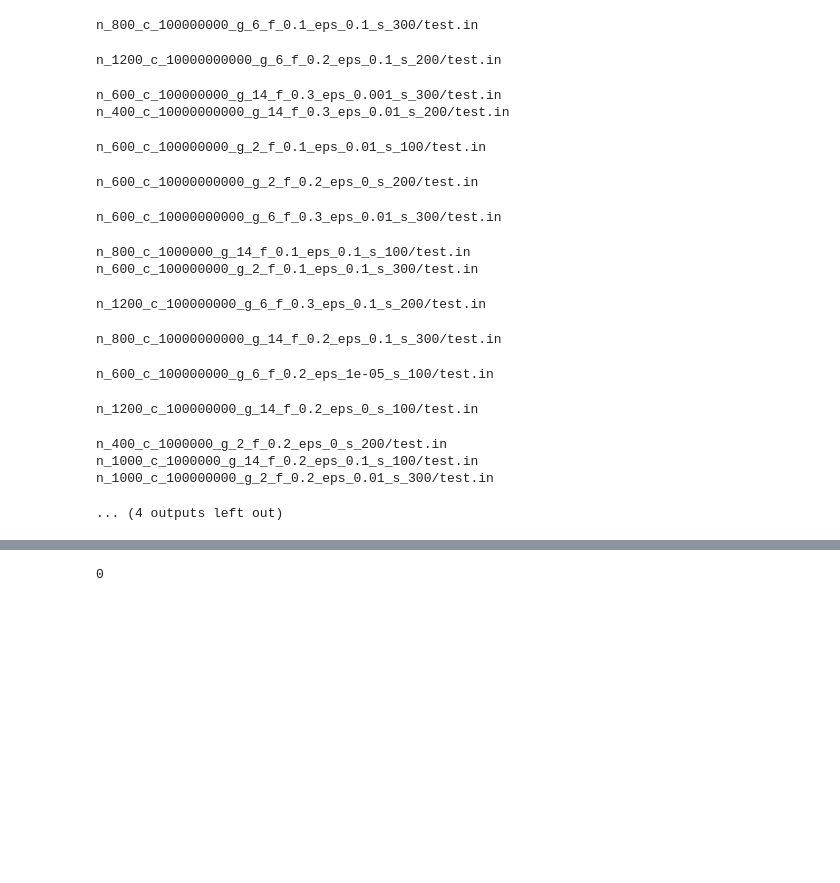
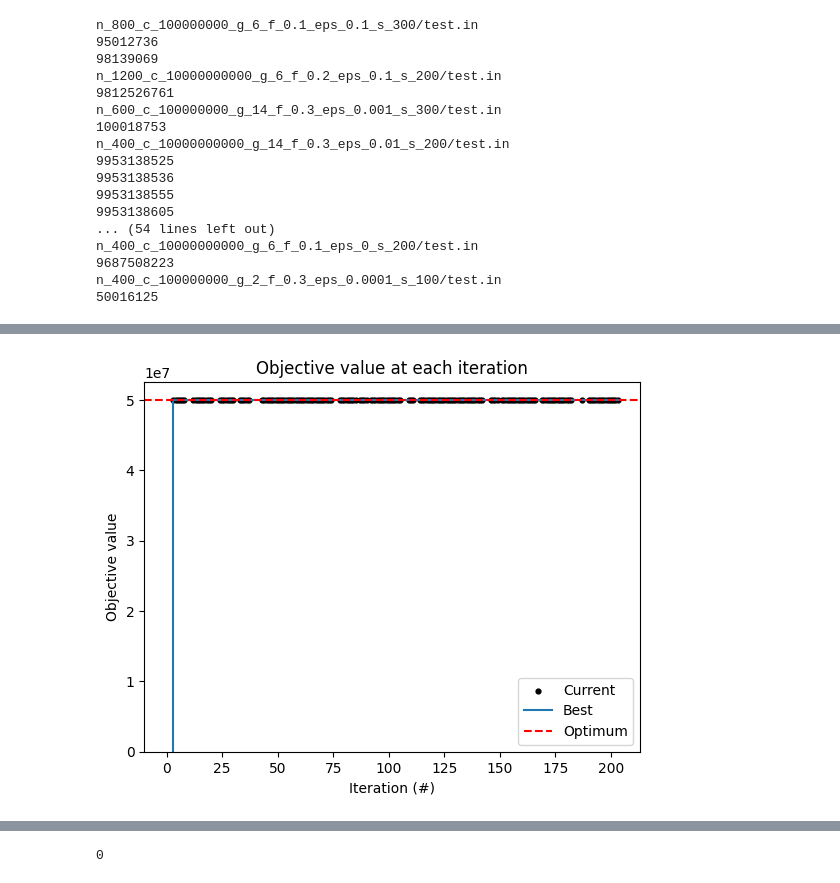
Before and after one commit to cainafigueiredo/hyper-heuristics, a Jupyter notebook: teste.ipynb, the cells around one changed output, grey strips where cells are left out. Saved outputs shown, nothing was run; the diff lists cells and outputs as text; code cells hidden in the pictures; blank space fills up the shorter version.

```diff
--- a/teste.ipynb
+++ b/teste.ipynb
@@ -24,5 +27,5 @@ from utils.knapsackSortFunctions import sortIndexesByProfitWeightDensity
 # %%
-benchmarkPath = "./backup/data/benchmark/binaryKnapsack"
+benchmarkPath = "./data/benchmark/binaryKnapsack"
 benchmark = BinaryKnapsackBenchmark("binary", benchmarkPath)
 instancesList = benchmark.getInstancesList()
 np.random.shuffle(instancesList)
@@ -49,14 +52,21 @@ instances = [
     "n_400_c_10000000000_g_6_f_0.1_eps_0_s_200/test.in",
     "n_400_c_100000000_g_2_f_0.3_eps_0.0001_s_100/test.in"
 ]
+# %%
+def on_best(cand, rand):
+    print(cand.objective(isMinimizing = False))
+    return cand
 # %%
-columns = ['instanceName', 'optimumFO', 'FO', 'relativeError', 'runtime', 'foEvolution', 'weightEvolution']
+columns = ['instanceName', 'optimumFO', 'bestFO', 'relativeError', 'runtime', 'foEvolution', 'weightEvolution']
 values = []
 
 for instanceName in instances:
 # for instanceName in pd.read_csv('summary.csv').instanceName.apply(lambda x: x + "/test.in").values:
+# for instanceName in range(1):
+    # instanceName = np.random.choice(instancesList)
     # Create Hyper-Heuristic
     hyperHeuristic = HyperHeuristic()
+    hyperHeuristic.on_best(on_best)
 
     randomRemove1 = RandomRemove(0.2)
     randomRemove2 = RandomRemove(0.4)
@@ -108,7 +118,7 @@ for instanceName in instances:
         scores = [5,4,1,0.5],
         refinements = hyperHeuristic.refinement,
         acceptances = hyperHeuristic.acceptance,
-        seg_decay = 0.8,
+        seg_decay = 0.9,
         seg_length = 100
     )
 
@@ -139,22 +149,23 @@ for instanceName in instances:
     ])
 
 summary = pd.DataFrame(data = values, columns = columns)
-summary.head()
+display(summary.head())
+result.plot_objectives(optimum = optimum)
 # %% [output]
 n_800_c_100000000_g_6_f_0.1_eps_0.1_s_300/test.in
+95012736
+98139069
+n_1200_c_10000000000_g_6_f_0.2_eps_0.1_s_200/test.in
+9812526761
+n_600_c_100000000_g_14_f_0.3_eps_0.001_s_300/test.in
+100018753
+n_400_c_10000000000_g_14_f_0.3_eps_0.01_s_200/test.in
+9953138525
+9953138536
+9953138555
+9953138605
+... (54 lines left out)
+n_400_c_10000000000_g_6_f_0.1_eps_0_s_200/test.in
+9687508223
+n_400_c_100000000_g_2_f_0.3_eps_0.0001_s_100/test.in
+50016125
-n_1200_c_10000000000_g_6_f_0.2_eps_0.1_s_200/test.in
-n_600_c_100000000_g_14_f_0.3_eps_0.001_s_300/test.in
-n_400_c_10000000000_g_14_f_0.3_eps_0.01_s_200/test.in
-n_600_c_100000000_g_2_f_0.1_eps_0.01_s_100/test.in
-n_600_c_10000000000_g_2_f_0.2_eps_0_s_200/test.in
-n_600_c_10000000000_g_6_f_0.3_eps_0.01_s_300/test.in
-n_800_c_1000000_g_14_f_0.1_eps_0.1_s_100/test.in
-n_600_c_100000000_g_2_f_0.1_eps_0.1_s_300/test.in
-n_1200_c_100000000_g_6_f_0.3_eps_0.1_s_200/test.in
-n_800_c_10000000000_g_14_f_0.2_eps_0.1_s_300/test.in
-n_600_c_100000000_g_6_f_0.2_eps_1e-05_s_100/test.in
-n_1200_c_100000000_g_14_f_0.2_eps_0_s_100/test.in
-n_400_c_1000000_g_2_f_0.2_eps_0_s_200/test.in
-n_1000_c_1000000_g_14_f_0.2_eps_0.1_s_100/test.in
-n_1000_c_100000000_g_2_f_0.2_eps_0.01_s_300/test.in
-... (4 outputs left out)
@@ -160,0 +178 @@ n_1000_c_100000000_g_2_f_0.2_eps_0.01_s_300/test.in
+[figure, added]
```
Also changed, not shown: parts of 6 cells of this notebook, 7 other files.
